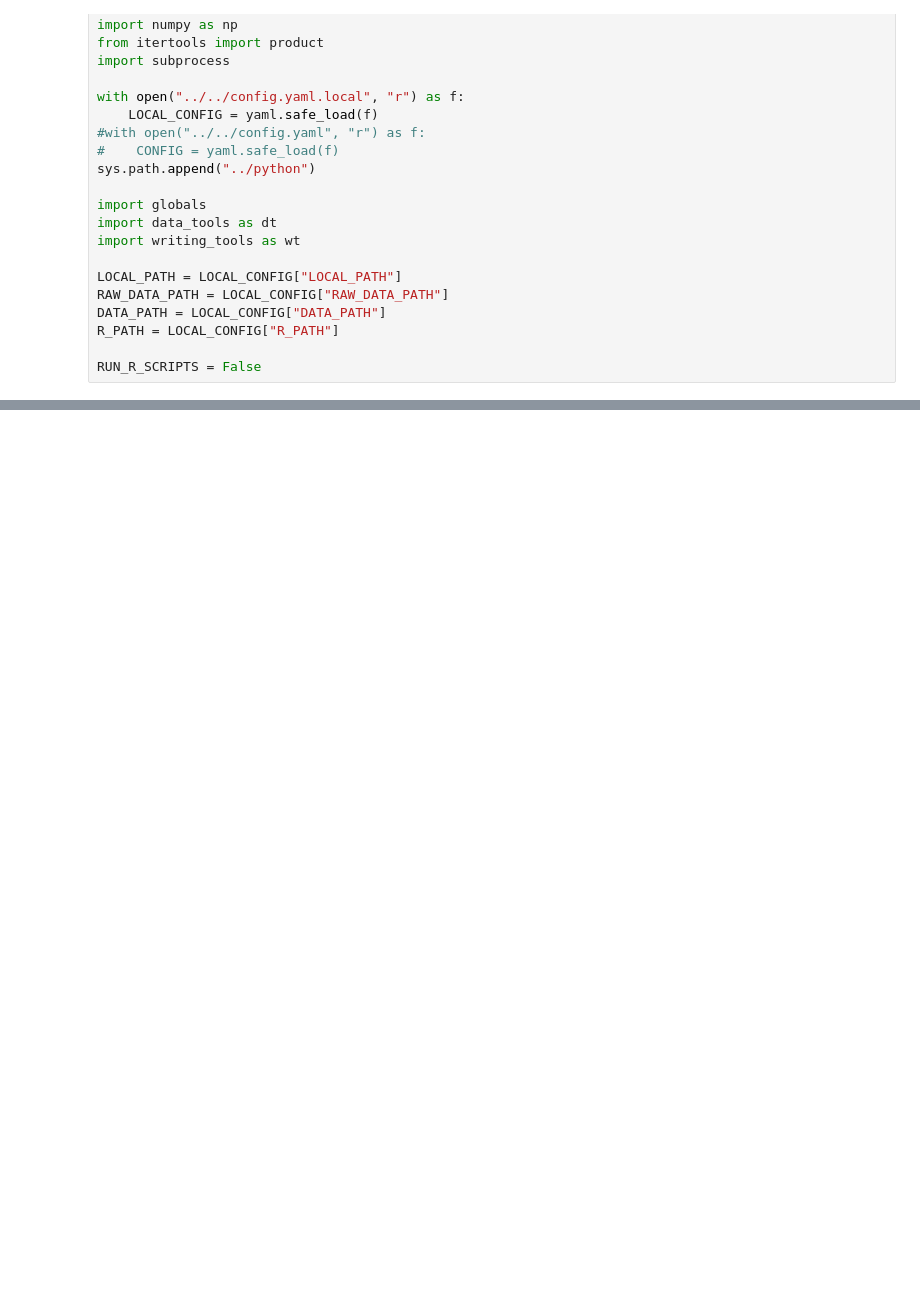
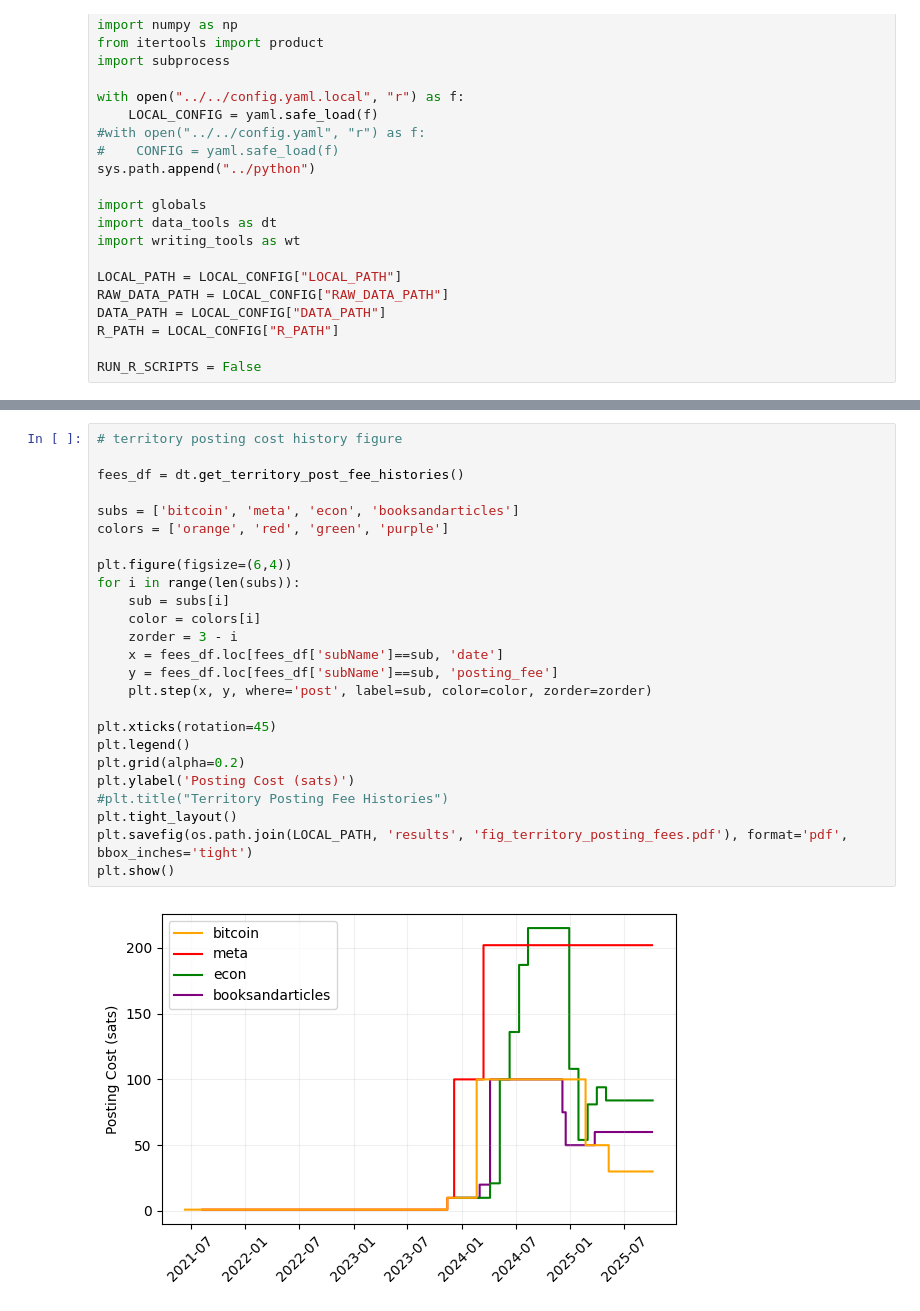
Before and after one commit to ed-kung/sn-research, a Jupyter notebook: src/notebooks/summary_stats.ipynb, the cells around one changed output, grey strips where cells are left out. Cells and saved outputs as stored; diff of their text form; blank space fills up the shorter version.

```diff
--- a/src/notebooks/summary_stats.ipynb
+++ b/src/notebooks/summary_stats.ipynb
@@ -250,0 +255,27 @@ wt.update_results({
+# %%
+# territory posting cost history figure
+
+fees_df = dt.get_territory_post_fee_histories()
+
+subs = ['bitcoin', 'meta', 'econ', 'booksandarticles']
+colors = ['orange', 'red', 'green', 'purple']
+
+plt.figure(figsize=(6,4))
+for i in range(len(subs)):
+    sub = subs[i]
+    color = colors[i]
+    zorder = 3 - i
+    x = fees_df.loc[fees_df['subName']==sub, 'date']
+    y = fees_df.loc[fees_df['subName']==sub, 'posting_fee']
+    plt.step(x, y, where='post', label=sub, color=color, zorder=zorder)
+
+plt.xticks(rotation=45)
+plt.legend()
+plt.grid(alpha=0.2)
+plt.ylabel('Posting Cost (sats)')
+#plt.title("Territory Posting Fee Histories")
+plt.tight_layout()
+plt.savefig(os.path.join(LOCAL_PATH, 'results', 'fig_territory_posting_fees.pdf'), format='pdf', bbox_inches='tight')
+plt.show()
+# %% [output]
+[figure, added]
```
Also changed, not shown: parts of 5 cells of this notebook, 6 other files.
